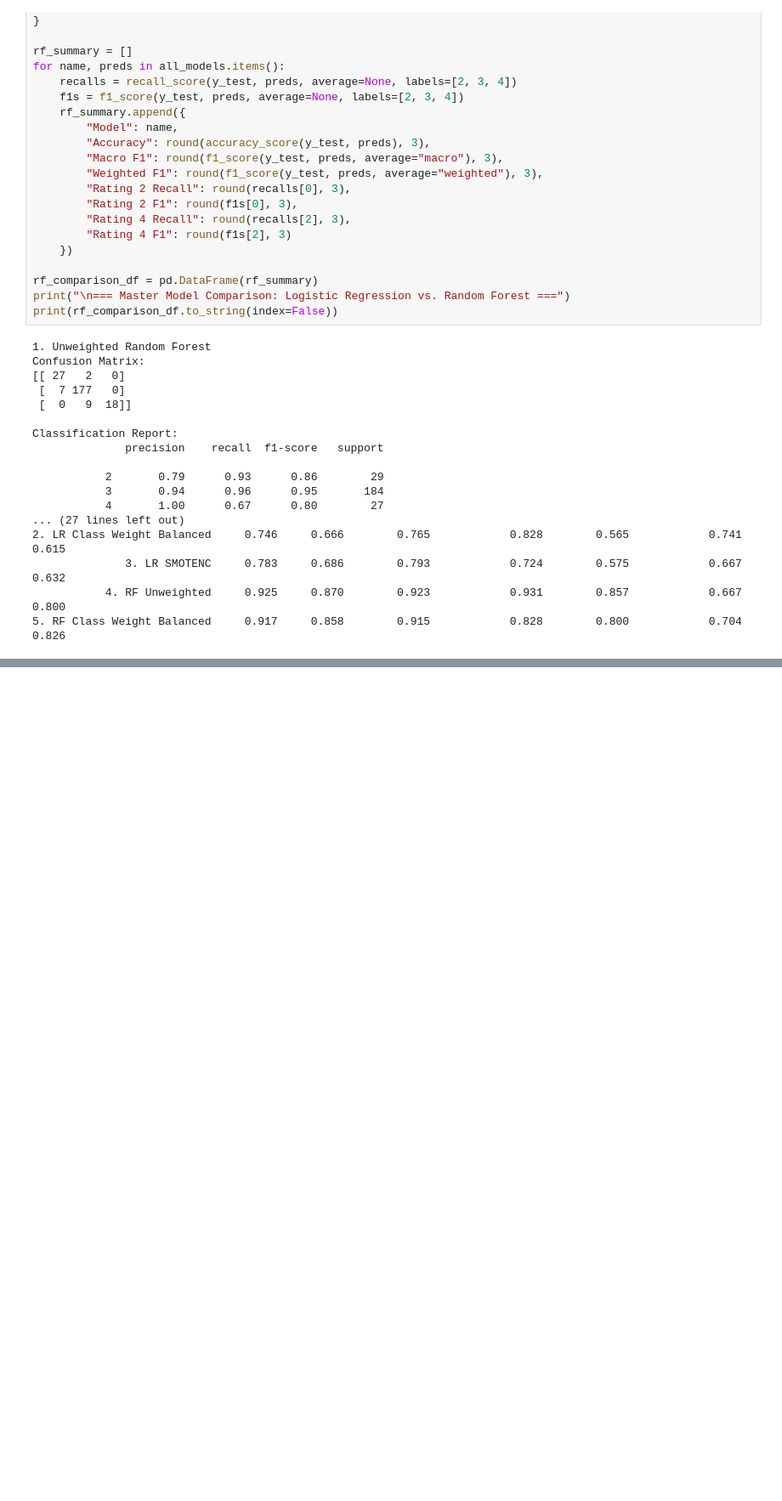
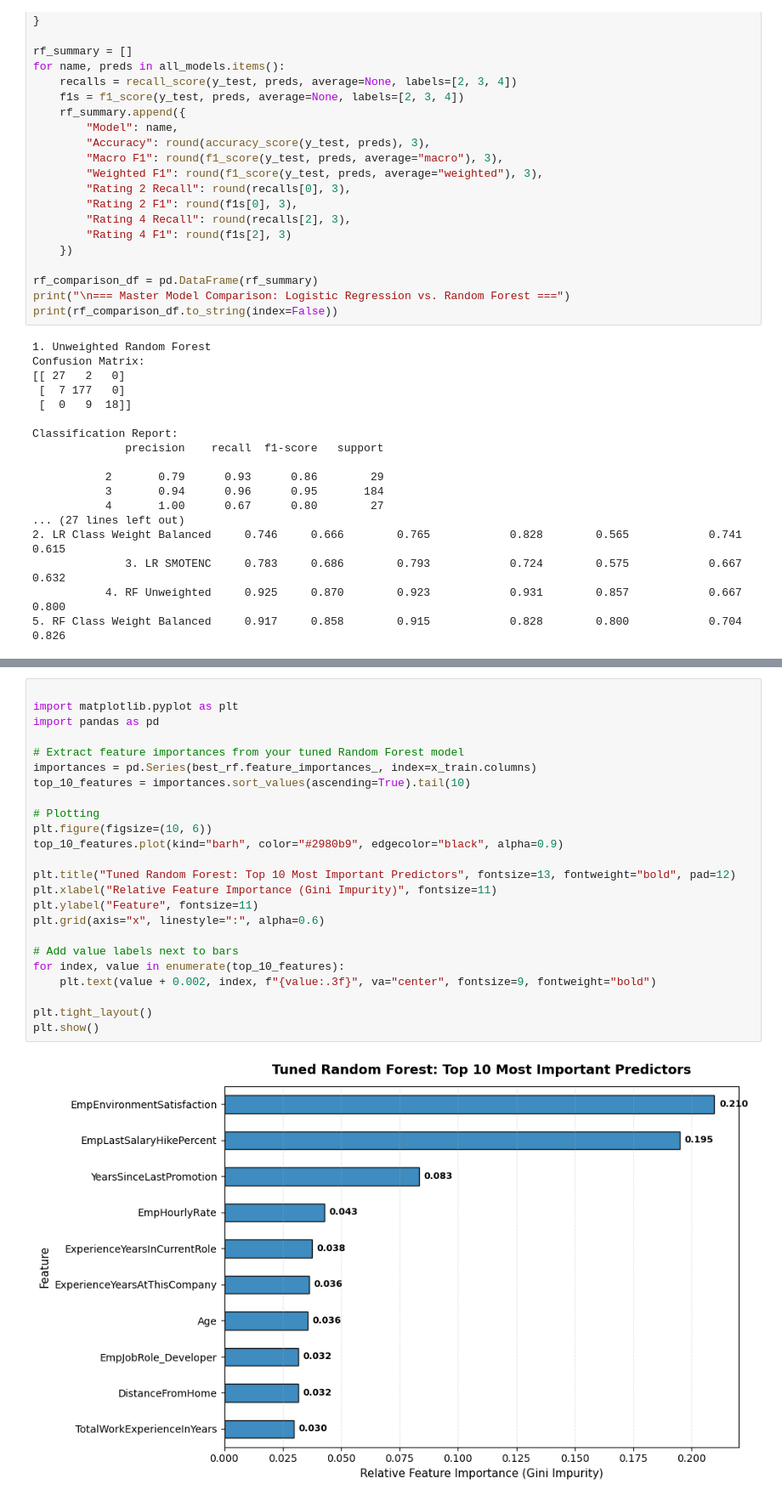
Before and after one commit to GiannaSal/employee_performance, a Jupyter notebook: src/data_processing/data_exploratory_analysis.ipynb, the cells around one changed output, grey strips where cells are left out. Shown at 85% size. Drawn from its saved outputs; the diff is of its cells as text; blank space fills up the shorter version.

```diff
--- a/src/data_processing/data_exploratory_analysis.ipynb
+++ b/src/data_processing/data_exploratory_analysis.ipynb
@@ -1543,0 +1906,26 @@ Classification Report:
+# %%
+
+import matplotlib.pyplot as plt
+import pandas as pd
+
+# Extract feature importances from your tuned Random Forest model
+importances = pd.Series(best_rf.feature_importances_, index=x_train.columns)
+top_10_features = importances.sort_values(ascending=True).tail(10)
+
+# Plotting
+plt.figure(figsize=(10, 6))
+top_10_features.plot(kind="barh", color="#2980b9", edgecolor="black", alpha=0.9)
+
+plt.title("Tuned Random Forest: Top 10 Most Important Predictors", fontsize=13, fontweight="bold", pad=12)
+plt.xlabel("Relative Feature Importance (Gini Impurity)", fontsize=11)
+plt.ylabel("Feature", fontsize=11)
+plt.grid(axis="x", linestyle=":", alpha=0.6)
+
+# Add value labels next to bars
+for index, value in enumerate(top_10_features):
+    plt.text(value + 0.002, index, f"{value:.3f}", va="center", fontsize=9, fontweight="bold")
+
+plt.tight_layout()
+plt.show()
+# %% [output]
+[figure, added]
```
Also changed, not shown: parts of 11 cells of this notebook.
